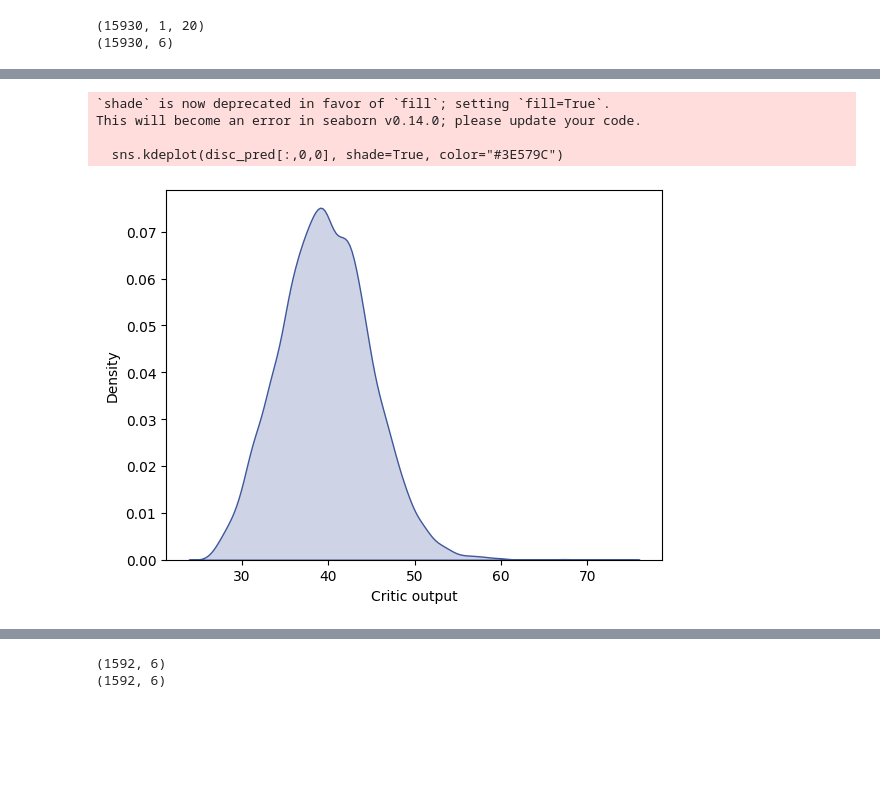
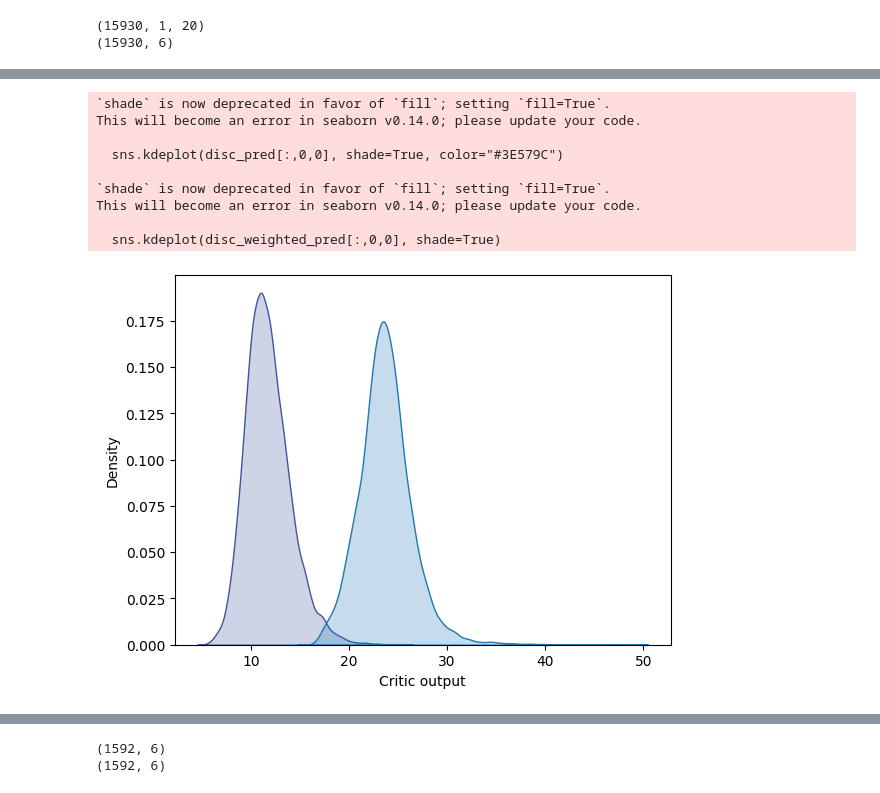
Before and after one commit to vosps/tropical_cyclone, a Jupyter notebook: tracking/9_interpretability.ipynb, the cells around one changed output, grey strips where cells are left out. Saved outputs shown, nothing was run; the diff lists cells and outputs as text; code cells hidden in the pictures; blank space fills up the shorter version.

```diff
--- a/tracking/9_interpretability.ipynb
+++ b/tracking/9_interpretability.ipynb
@@ -20,6 +22,8 @@ import matplotlib.colors as mcolors
 # %%
 disc_pred = np.load('/user/home/al18709/work/gan_predictions_20/validation_disc_pred-opt_modular_part2_raw.npy')
 gen_pred = np.load('/user/home/al18709/work/gan_predictions_20/validation_pred-opt_modular_part2_raw.npy')
+gen_weighted_pred = np.load('/user/home/al18709/work/gan_predictions_20/validation_weighted_pred-opt_modular_part2_raw.npy')
+disc_weighted_pred = np.load('/user/home/al18709/work/gan_predictions_20/validation_weighted_disc_pred-opt_modular_part2_raw.npy')
 real = np.load('/user/home/al18709/work/gan_predictions_20/validation_real-opt_modular_part2_raw.npy')
 # disc_pred = np.load('/user/home/al18709/work/gan_predictions_20/validation_disc_pred-opt_modular_part2_patchloss_raw.npy')
 # gen_pred = np.load('/user/home/al18709/work/gan_predictions_20/validation_pred-opt_modular_part2_patchloss_raw.npy')
@@ -56,16 +60,22 @@ print(disc_pred[10,0,2])
 # %%
 # sns.set_style("whitegrid")  # You can change the style to your preference
 sns.kdeplot(disc_pred[:,0,0], shade=True, color="#3E579C")
+sns.kdeplot(disc_weighted_pred[:,0,0], shade=True)
 # plt.title("Kernel Density Estimation (KDE) Plot")
 plt.xlabel("Critic output")
 plt.ylabel("Density")
 plt.show()
 # %% [output]
 `shade` is now deprecated in favor of `fill`; setting `fill=True`.
 This will become an error in seaborn v0.14.0; please update your code.
 
   sns.kdeplot(disc_pred[:,0,0], shade=True, color="#3E579C")
+
+`shade` is now deprecated in favor of `fill`; setting `fill=True`.
+This will become an error in seaborn v0.14.0; please update your code.
+
+  sns.kdeplot(disc_weighted_pred[:,0,0], shade=True)
-[figure, old version]
+[figure, new version]
 # %%
 percentiles = np.arange(0,100,10)
 pred_p = np.percentile(disc_pred[:,0,0], percentiles)
```
Also changed, not shown: parts of 14 cells of this notebook, 17 other files.
